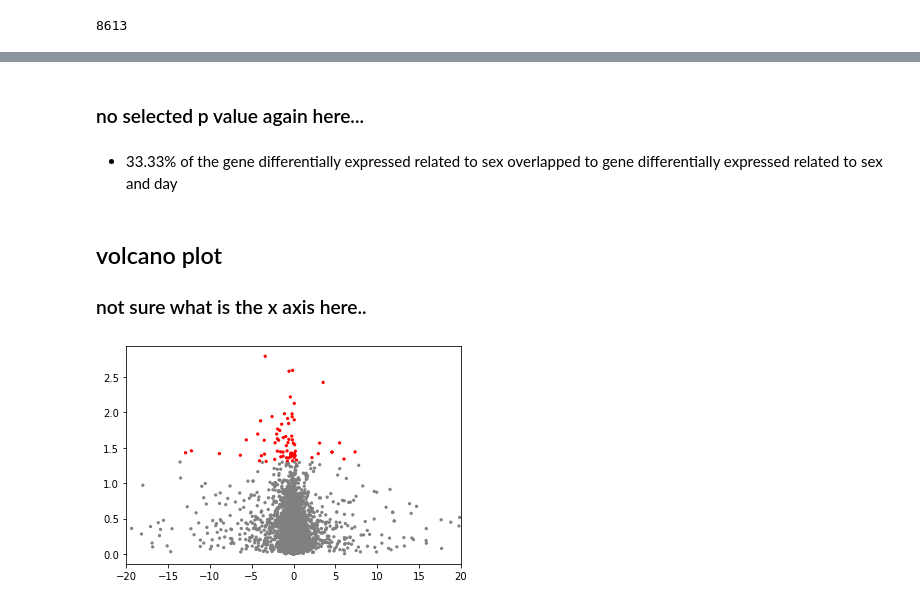
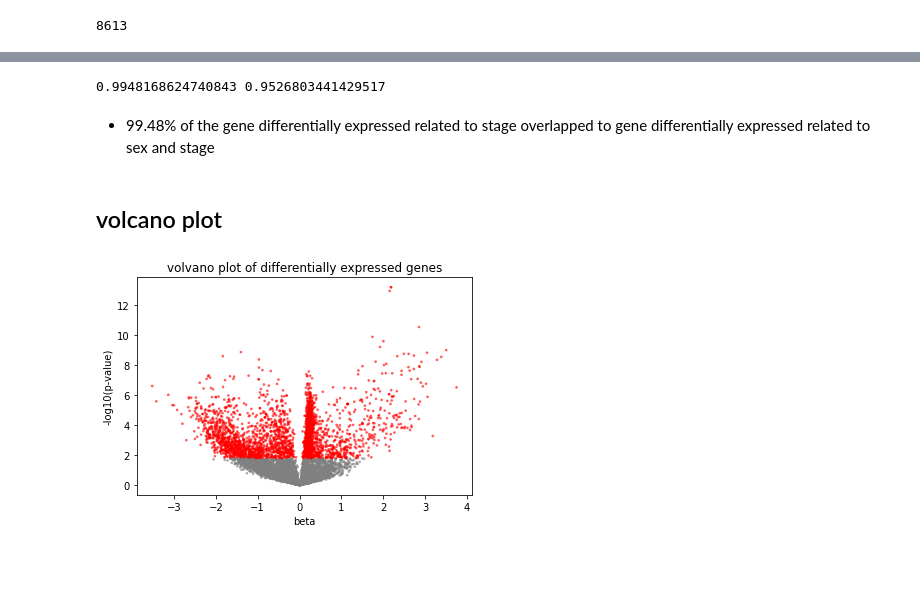
Before and after one commit to XiangningChen98/qbb2020-answers, a Jupyter notebook: HW7/HW7.ipynb, the cells around one changed output, grey strips where cells are left out. Drawn from its saved outputs; the diff is of its cells as text; code cells hidden in the pictures; blank space fills up the shorter version.

```diff
--- a/HW7/HW7.ipynb
+++ b/HW7/HW7.ipynb
@@ -109,7 +128,7 @@ plt.show()
 # %%
-fdr_result=statsmodels.stats.multitest.fdrcorrection(pvalue_sex, alpha=0.1, method='indep', is_sorted=False)
-FPKM_df['sex_cor_p']=fdr_result[1]
-diff_gene_sex=FPKM_df[FPKM_df['sex_cor_p']<0.05]
-diff_gene_sex
+fdr_result=statsmodels.stats.multitest.fdrcorrection(pvalue_stage, alpha=0.1, method='indep', is_sorted=False)
+FPKM_df['stage_cor_p']=fdr_result[1]
+diff_gene_stage=FPKM_df[FPKM_df['stage_cor_p']<0.05]
+diff_gene_stage
 # %% [output]
 |  | t_name | gene_name | male_10 | male_11 | male_12 | male_13 | male_14A | male_14B | male_14C | male_14D | ... |
@@ -133,7 +165,9 @@ len(pvalue_day)
 # %% [output]
 8613
-# %%
-FPKM_df['day_p']=pvalue_day
-FPKM_df['day_logP']=-np.log10(FPKM_df['day_p'])
+# %%
+FPKM_df['sex_p']=pvalue_sex
+FPKM_df['sex_logP']=-np.log10(FPKM_df['sex_p'])
+FPKM_df['sex_beta']=beta_sex
+FPKM_df['stage_beta']=beta_stage
 # %%
 ##QQ plot
@@ -154,4 +188,4 @@ plt.show()
 # %%
-fdr_result_day=statsmodels.stats.multitest.fdrcorrection(pvalue_day, alpha=0.1, method='indep', is_sorted=False)
-FPKM_df['day_cor_p']=fdr_result[1]
+fdr_result_sex=statsmodels.stats.multitest.fdrcorrection(pvalue_sex, alpha=0.1, method='indep', is_sorted=False)
+FPKM_df['sex_cor_p']=fdr_result_sex[1]
 # %%
@@ -164,3 +209 @@ diff_gene_day
-# %% [markdown]
-### no selected p value again here...
 # %%
@@ -169,28 +212,33 @@ diff_gene_day
 # %%
-# count=0
-# for gene in diff_gene_sex:
-#     if gene in diff_gene_day:
-#         count+=1
-# overlap=count
-# per_day=count/len(diff_gene_day)
-# per_sex=count/len(diff_gene_sex)
+count=0
+for gene in diff_gene_sex_list:
+    if gene in diff_gene_stage_list:
+        count+=1
+overlap=count
+per_stage=count/len(diff_gene_stage_list)
+per_sex=count/len(diff_gene_sex_list)
 
-# print(per_sex,per_day)
+print(per_sex,per_stage)
+# %% [output]
+0.9948168624740843 0.9526803441429517
 # %% [markdown]
-- 33.33% of the gene differentially expressed related to sex overlapped to gene differentially expressed related to sex and day
+- 99.48% of the gene differentially expressed related to stage overlapped to gene differentially expressed related to sex and stage
-# %% [markdown]
-## volcano plot
-### not sure what is the x axis here..
+# %% [markdown]
+## volcano plot
 # %%
-FPKM_df['male_mean'] = FPKM_df.loc[:,"male_10":"male_14D"].mean(axis=1)
-FPKM_df['female_mean'] = FPKM_df.loc[:,"female_10":"female_14D"].mean(axis=1)
-FPKM_df['fold2change'] = (FPKM_df['female_mean']-FPKM_df['male_mean'])/FPKM_df['male_mean']
-FPKM_df['col'] =np.where(FPKM_df['sex_p']<0.05, 'red', 'grey')
+# FPKM_df['male_mean'] = FPKM_df.loc[:,"male_10":"male_14D"].mean(axis=1)
+# FPKM_df['female_mean'] = FPKM_df.loc[:,"female_10":"female_14D"].mean(axis=1)
+# FPKM_df['fold2change'] = (FPKM_df['female_mean']-FPKM_df['male_mean'])/FPKM_df['male_mean']
+
+FPKM_df['col'] =np.where(FPKM_df['sex_cor_p']<0.05, 'red', 'grey')
 
 
 fig,ax=plt.subplots()
-plt.scatter(x=FPKM_df['fold2change'],y=FPKM_df['sex_logP'],c=FPKM_df['col'],s=5)
-plt.xlim(-20,20)
+plt.scatter(x=FPKM_df['stage_beta'],y=FPKM_df['sex_logP'],c=FPKM_df['col'],s=3,alpha=0.5)
+plt.title('volvano plot of differentially expressed genes')
+plt.xlabel('beta')
+plt.ylabel('-log10(p-value)')
+plt.savefig('volcano_plot.png')
 plt.show()
 # %% [output]
-[figure, old version]
+[figure, new version]
```
Also changed, not shown: parts of 18 cells of this notebook, 5 other files.
